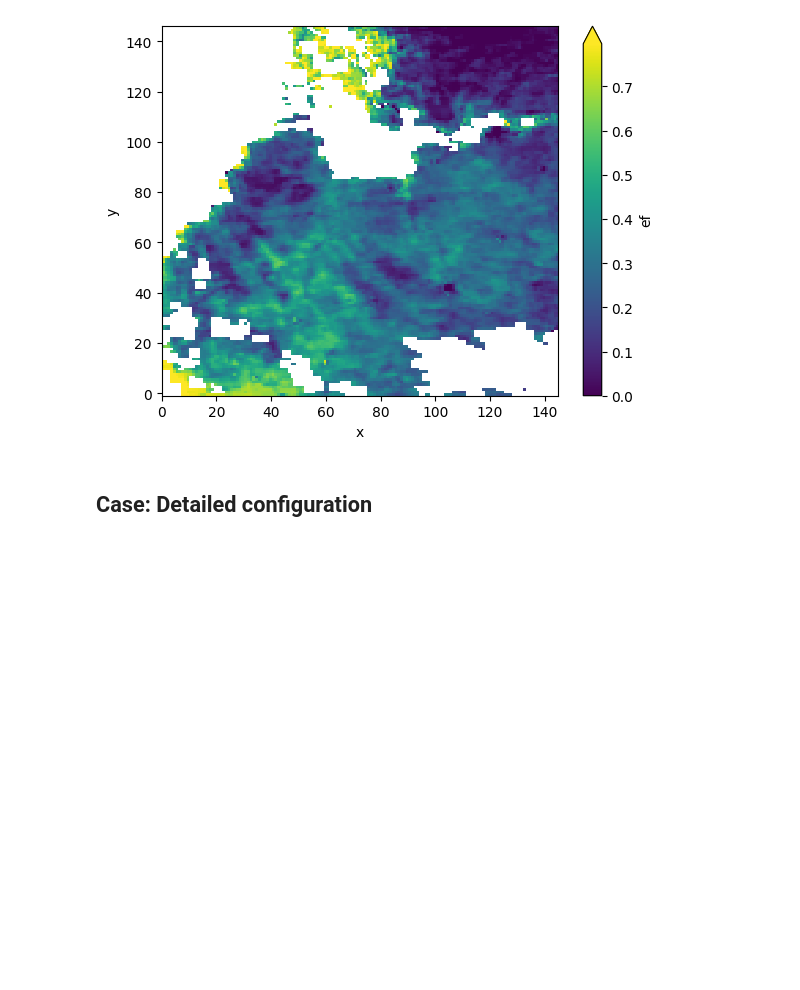
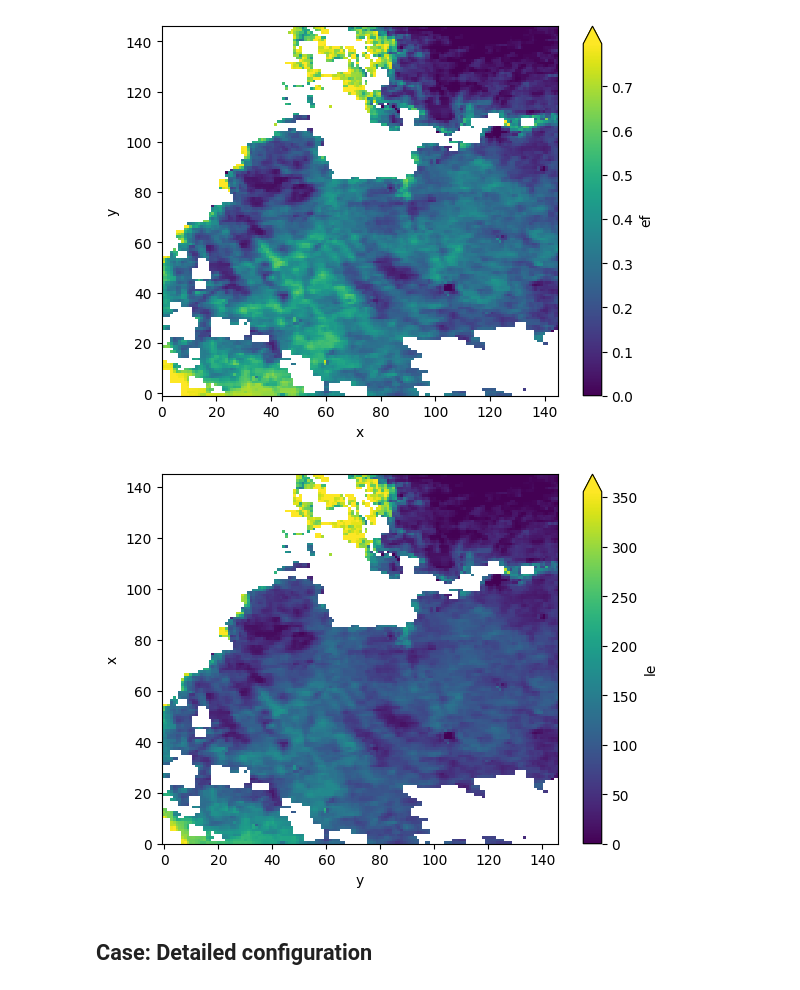
Before and after one commit to CNES/sweat, a Jupyter notebook: notebooks/run_evaspa.ipynb, the cells around one changed output. Drawn from its saved outputs; the diff is of its cells as text; code cells hidden in the pictures; blank space fills up the shorter version.

```diff
--- a/notebooks/run_evaspa.ipynb
+++ b/notebooks/run_evaspa.ipynb
@@ -122,15 +119,14 @@ def plot(
 # %%
 config_dict = {
     "input": {
-        "path": "../tests/data/modis_20180222.tif"
+        "path": "../tests/data/modis_test.tif"
     },
     "output": {"path": "out"},
     "params": {
-        "filtering": {},
-        "check_variability": {"threshold": 0.02},
-        "efconfig": {
+        "ef": {
+            "check": {"threshold": 0.02},
             "models": "default_evaspa",
-            "options": {"selection": False, "keep": True, "merging": "mean"},
+            "options": {"selection": False, "merging": "mean"},
         },
     },
 }
@@ -148,6 +141,6 @@ pprint(config_dict, sort_dicts=False)
 # %% [markdown]
 #### Execution
 # %%
-config = InputFile.model_validate(config_dict)
+config = check_config(config_dict)
 # %%
-ef = run_evaspa(config.input, config.output, config.params)
+res = run_evaspa(config["input"], config["params"])
@@ -156,5 +155,9 @@ plot_band(ef,band="ef")
 # %% [output]
 [figure]
+# %%
+plot_band(res,band="le")
+# %% [output]
+[figure, added]
 # %% [markdown]
 ## Case: Detailed configuration
 # %% [markdown]
```
Also changed, not shown: parts of 11 cells of this notebook, 4 other files.
